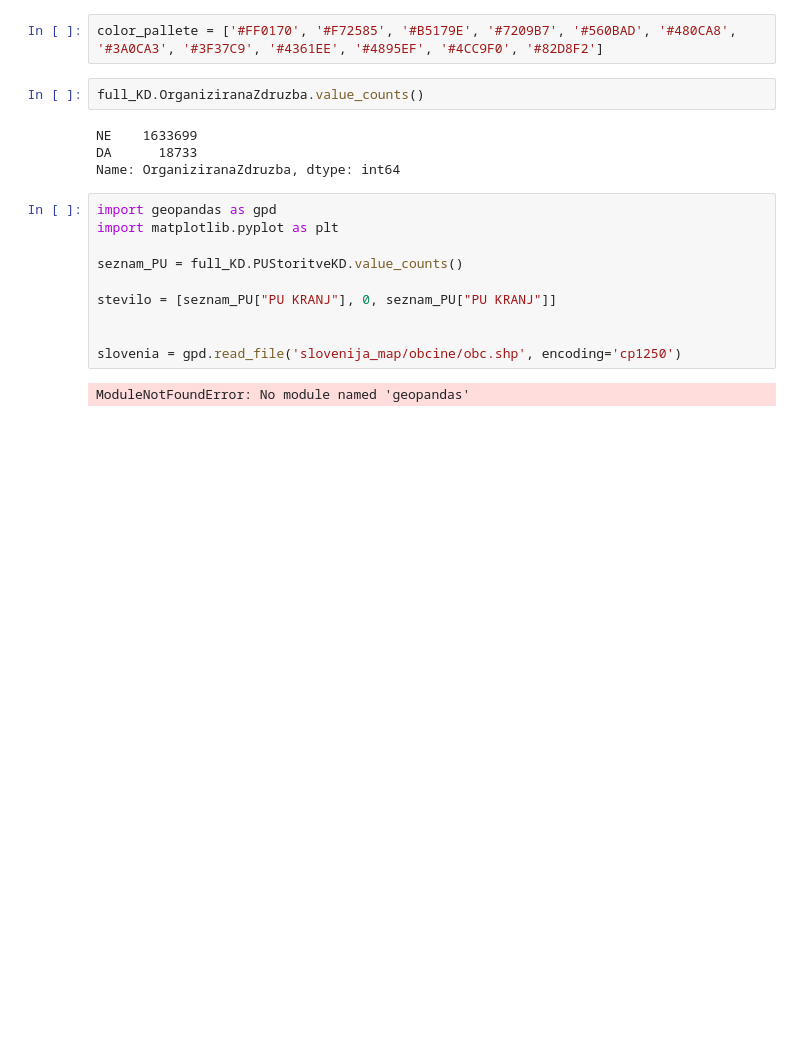
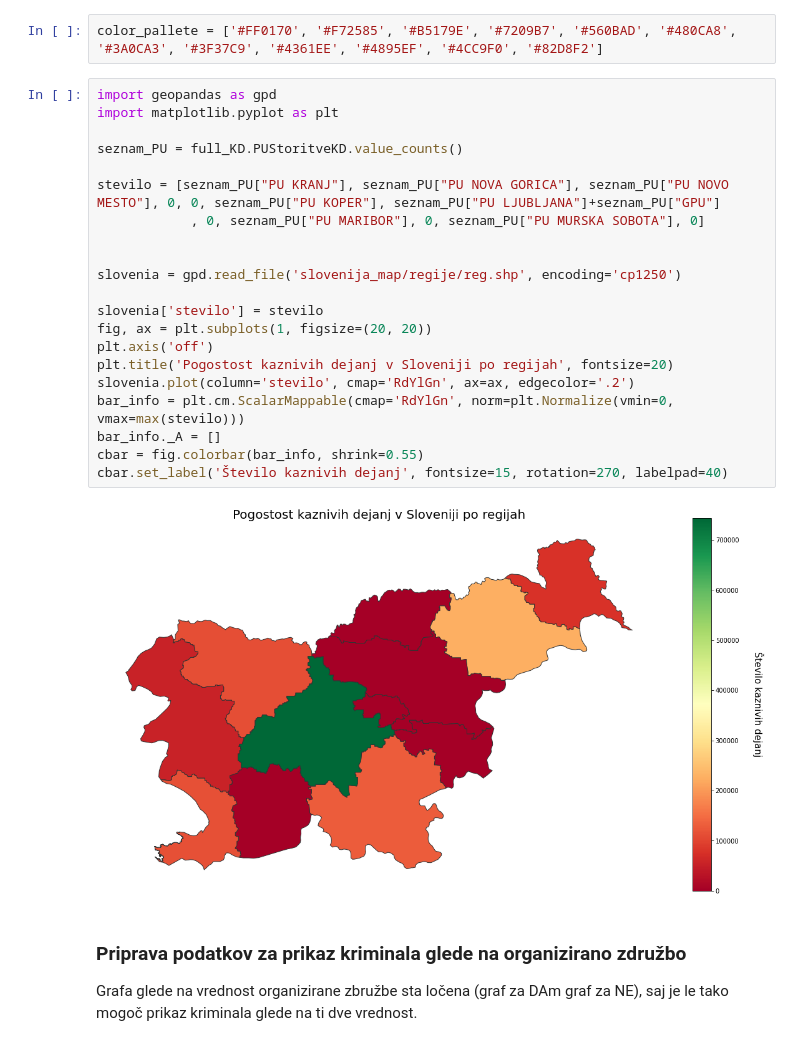
Before and after one commit to Nik-tech-cloud/PR22NGAMZ, a Jupyter notebook: seminar_krevs.ipynb, the cells around one changed output. Saved outputs shown, nothing was run; the diff lists cells and outputs as text; blank space fills up the shorter version.

```diff
--- a/seminar_krevs.ipynb
+++ b/seminar_krevs.ipynb
@@ -65,21 +65,30 @@ full_KD['LetoStoritve'] = leta
 full_KD['LetoStoritve'] = full_KD['LetoStoritve'].astype(int)
 # %%
 color_pallete = ['#FF0170', '#F72585', '#B5179E', '#7209B7', '#560BAD', '#480CA8', '#3A0CA3', '#3F37C9', '#4361EE', '#4895EF', '#4CC9F0', '#82D8F2']
-# %%
-full_KD.OrganiziranaZdruzba.value_counts()
-# %% [output]
-NE    1633699
-DA      18733
-Name: OrganiziranaZdruzba, dtype: int64
-# %%
-import geopandas as gpd
-import matplotlib.pyplot as plt
-
-seznam_PU = full_KD.PUStoritveKD.value_counts()
-
-stevilo = [seznam_PU["PU KRANJ"], 0, seznam_PU["PU KRANJ"]]
-
-
-slovenia = gpd.read_file('slovenija_map/obcine/obc.shp', encoding='cp1250')
-# %% [output]
-ModuleNotFoundError: No module named 'geopandas'
+# %%
+import geopandas as gpd
+import matplotlib.pyplot as plt
+
+seznam_PU = full_KD.PUStoritveKD.value_counts()
+
+stevilo = [seznam_PU["PU KRANJ"], seznam_PU["PU NOVA GORICA"], seznam_PU["PU NOVO MESTO"], 0, 0, seznam_PU["PU KOPER"], seznam_PU["PU LJUBLJANA"]+seznam_PU["GPU"]
+            , 0, seznam_PU["PU MARIBOR"], 0, seznam_PU["PU MURSKA SOBOTA"], 0]
+
+
+slovenia = gpd.read_file('slovenija_map/regije/reg.shp', encoding='cp1250')
+
+slovenia['stevilo'] = stevilo
+fig, ax = plt.subplots(1, figsize=(20, 20))
+plt.axis('off')
+plt.title('Pogostost kaznivih dejanj v Sloveniji po regijah', fontsize=20)
+slovenia.plot(column='stevilo', cmap='RdYlGn', ax=ax, edgecolor='.2')
+bar_info = plt.cm.ScalarMappable(cmap='RdYlGn', norm=plt.Normalize(vmin=0, vmax=max(stevilo)))
+bar_info._A = []
+cbar = fig.colorbar(bar_info, shrink=0.55)
+cbar.set_label('Število kaznivih dejanj', fontsize=15, rotation=270, labelpad=40)
+# %% [output]
+[figure, added]
+# %% [markdown]
+### Priprava podatkov za prikaz kriminala glede na organizirano združbo
+
+Grafa glede na vrednost organizirane zbružbe sta ločena (graf za DAm graf za NE), saj je le tako mogoč prikaz kriminala glede na ti dve vrednost.
```
Also changed, not shown: parts of 6 cells of this notebook.
